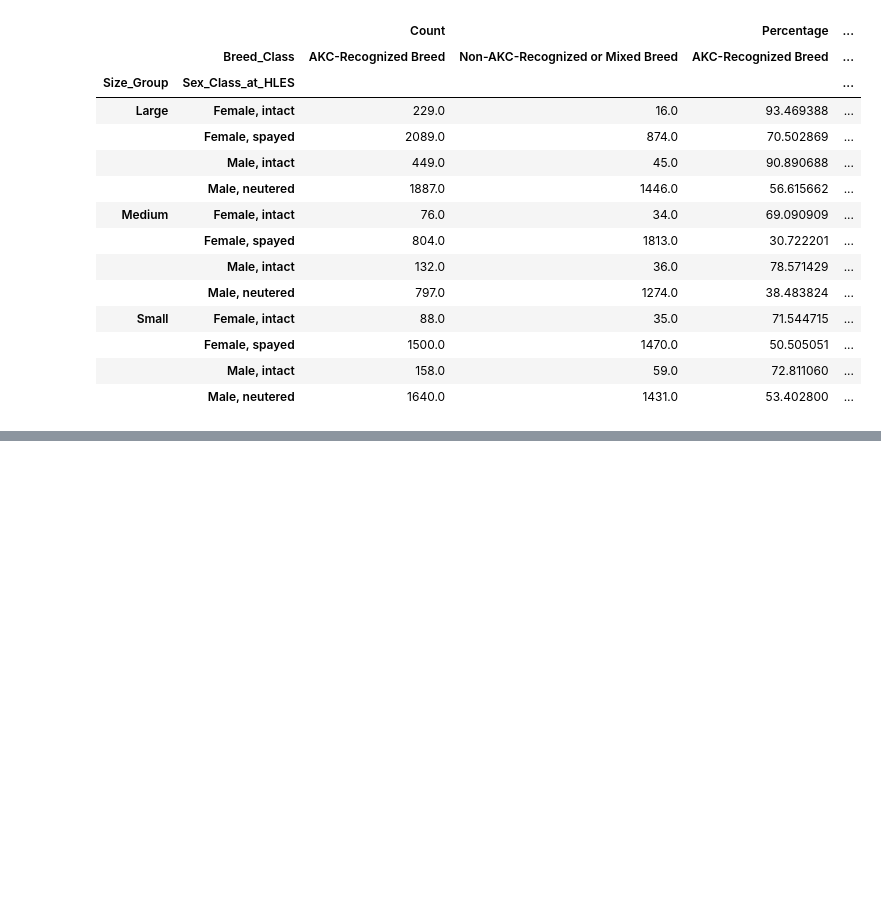
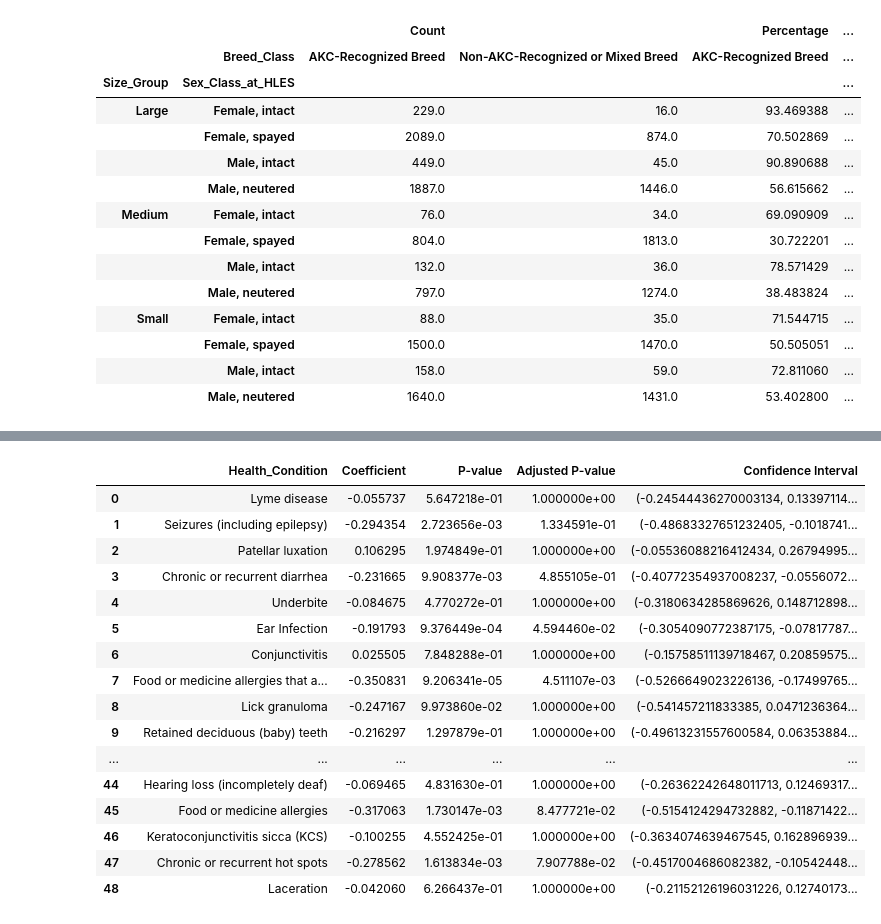
Before and after one commit to sophie-z/dap, a Jupyter notebook: dap_notebook.ipynb, the cells around one changed output, grey strips where cells are left out. Cells and saved outputs as stored; diff of their text form; code cells hidden in the pictures; blank space fills up the shorter version.

Commit message:
sex class regression

```diff
--- a/dap_notebook.ipynb
+++ b/dap_notebook.ipynb
@@ -803,0 +776,85 @@ The maximum number of samples that can be taken from each group while maintainin
+# %%
+import statsmodels.api as sm
+import pandas as pd
+
+# merging df_overview with health_conditions on dog_id
+df_sex_size_regression = pd.merge(df_overview[['dog_id', 'Breed_Size_Class_at_HLES', 'Sex_Class_at_HLES', 'Estimated_Age_Years_at_HLES']],
+                              health_conditions[['dog_id', 'hs_condition']],
+                              on='dog_id',
+                              how='inner')
+
+df_sex_size_regression = df_sex_size_regression[
+    (df_sex_size_regression['Breed_Size_Class_at_HLES'].isin(valid_sizes)) &
+    (df_sex_size_regression['Sex_Class_at_HLES'] != "Insufficient information to classify")
+]
+
+# generalizing to just small/medium/large
+df_sex_size_regression['Size_Class'] = df_sex_size_regression['Breed_Size_Class_at_HLES'].map(size_mapping) # size_mapping defined above
+# generalizing to just male/female
+sex_mapping = {
+    "Female, intact": "Female",
+    "Female, spayed": "Female",
+    "Male, intact": "Male",
+    "Male, neutered": "Male"
+}
+df_sex_size_regression['Sex_Class'] = df_sex_size_regression['Sex_Class_at_HLES'].map(sex_mapping)
+
+# mapping the numeric health conditions to their text names
+df_sex_size_regression['Health_Condition'] = df_sex_size_regression['hs_condition'].map(hs_condition_dict)
+# filtering for only the top 49 health conditions
+df_sex_size_regression = df_sex_size_regression[df_sex_size_regression['Health_Condition'].isin(top_49_health_conditions)]
+# pivoting the data to get binary indicators for each health condition
+df_sex_size_wide = pd.get_dummies(df_sex_size_regression, columns=['Health_Condition'], prefix='', prefix_sep='').groupby('dog_id').max().reset_index()
+
+# converting Breed_Class to a binary variable (1 for pure, 0 for mixed)
+df_sex_size_wide['Sex_Class_Binary'] = df_sex_size_wide['Sex_Class'].map(lambda x: 1 if x == 'Female' else 0)
+
+# adding age as a covariate in the DataFrame
+df_sex_size_wide['Age'] = df_sex_size_wide['Estimated_Age_Years_at_HLES']
+
+results_summary = []
+for condition in top_49_health_conditions:
+    X = df_sex_size_wide[['Sex_Class_Binary', 'Age']]  # predictor is breed class and age is a covariate
+    y = df_sex_size_wide[condition]  # response variable
+
+    # add constant to predictor for the intercept
+    X = sm.add_constant(X)
+
+    # fit the logistic regression model
+    logit_model = sm.Logit(y.astype(float), X.astype(float))
+    result = logit_model.fit(disp=0)  # disp=0 suppresses output
+
+    # extract p-values and coefficients with Bonferroni correction for multiple tests
+    p_values = result.pvalues
+    adjusted_p_value = p_values['Sex_Class_Binary'] * len(top_49_health_conditions)  # Bonferroni adjustment
+    ci = result.conf_int().loc['Sex_Class_Binary']  # confidence interval for 'Breed_Class_Binary' coefficient
+
+    results_summary.append({
+        'Health_Condition': condition,
+        'Coefficient': result.params['Sex_Class_Binary'],
+        'P-value': p_values['Sex_Class_Binary'],
+        'Adjusted P-value': min(adjusted_p_value, 1),  # cap p-value at 1
+        'Confidence Interval': (ci[0], ci[1])
+    })
+
+# convert results to DataFrame and display
+results_df = pd.DataFrame(results_summary)
+results_df
+# %% [output]
+|  | Health_Condition | Coefficient | P-value | Adjusted P-value | Confidence Interval |
+| 0 | Lyme disease | -0.055737 | 5.647218e-01 | 1.000000e+00 | (-0.24544436270003134, 0.13397114... |
+| 1 | Seizures (including epilepsy) | -0.294354 | 2.723656e-03 | 1.334591e-01 | (-0.48683327651232405, -0.1018741... |
+| 2 | Patellar luxation | 0.106295 | 1.974849e-01 | 1.000000e+00 | (-0.05536088216412434, 0.26794995... |
+| 3 | Chronic or recurrent diarrhea | -0.231665 | 9.908377e-03 | 4.855105e-01 | (-0.40772354937008237, -0.0556072... |
+| 4 | Underbite | -0.084675 | 4.770272e-01 | 1.000000e+00 | (-0.3180634285869626, 0.148712898... |
+| 5 | Ear Infection | -0.191793 | 9.376449e-04 | 4.594460e-02 | (-0.3054090772387175, -0.07817787... |
+| 6 | Conjunctivitis | 0.025505 | 7.848288e-01 | 1.000000e+00 | (-0.15758511139718467, 0.20859575... |
+| 7 | Food or medicine allergies that a... | -0.350831 | 9.206341e-05 | 4.511107e-03 | (-0.5266649023226136, -0.17499765... |
+| 8 | Lick granuloma | -0.247167 | 9.973860e-02 | 1.000000e+00 | (-0.541457211833385, 0.0471236364... |
+| 9 | Retained deciduous (baby) teeth | -0.216297 | 1.297879e-01 | 1.000000e+00 | (-0.49613231557600584, 0.06353884... |
+| ... | ... | ... | ... | ... | ... |
+| 44 | Hearing loss (incompletely deaf) | -0.069465 | 4.831630e-01 | 1.000000e+00 | (-0.26362242648011713, 0.12469317... |
+| 45 | Food or medicine allergies | -0.317063 | 1.730147e-03 | 8.477721e-02 | (-0.5154124294732882, -0.11871422... |
+| 46 | Keratoconjunctivitis sicca (KCS) | -0.100255 | 4.552425e-01 | 1.000000e+00 | (-0.3634074639467545, 0.162896939... |
+| 47 | Chronic or recurrent hot spots | -0.278562 | 1.613834e-03 | 7.907788e-02 | (-0.4517004686082382, -0.10542448... |
+| 48 | Laceration | -0.042060 | 6.266437e-01 | 1.000000e+00 | (-0.21152126196031226, 0.12740173... |
```
Also changed, not shown: parts of 8 cells of this notebook.
